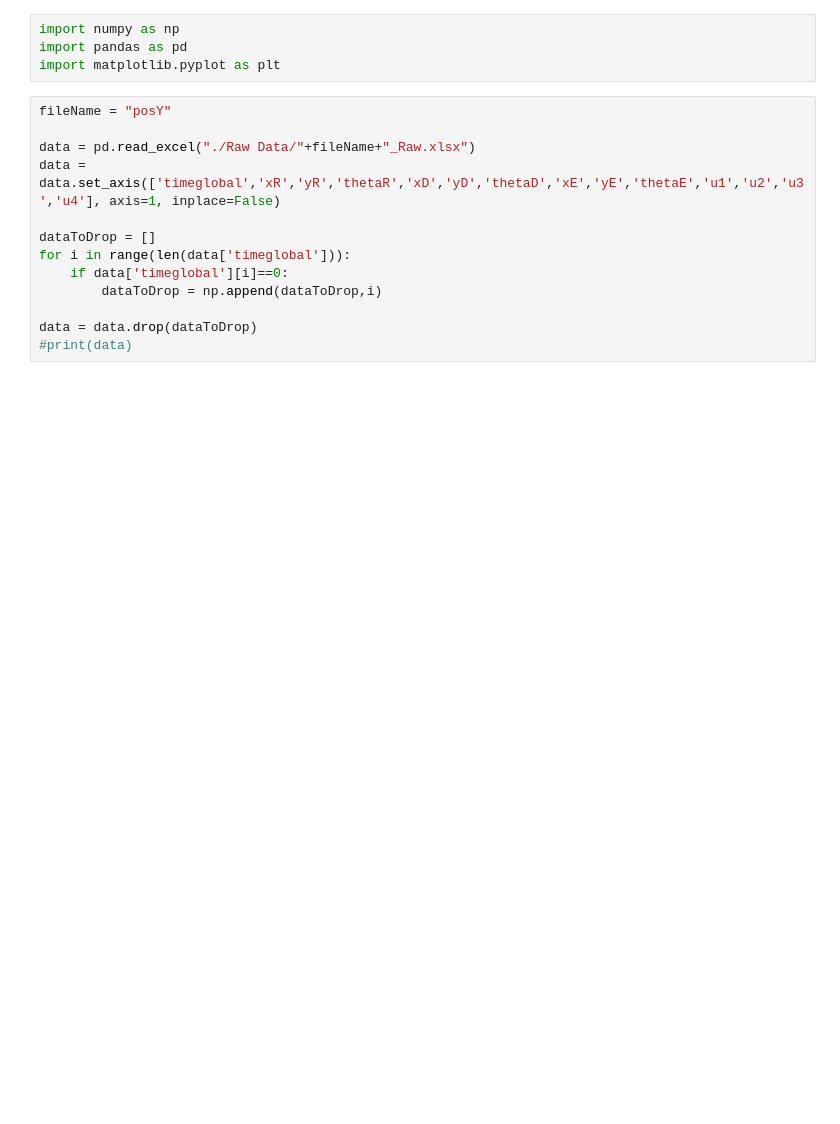
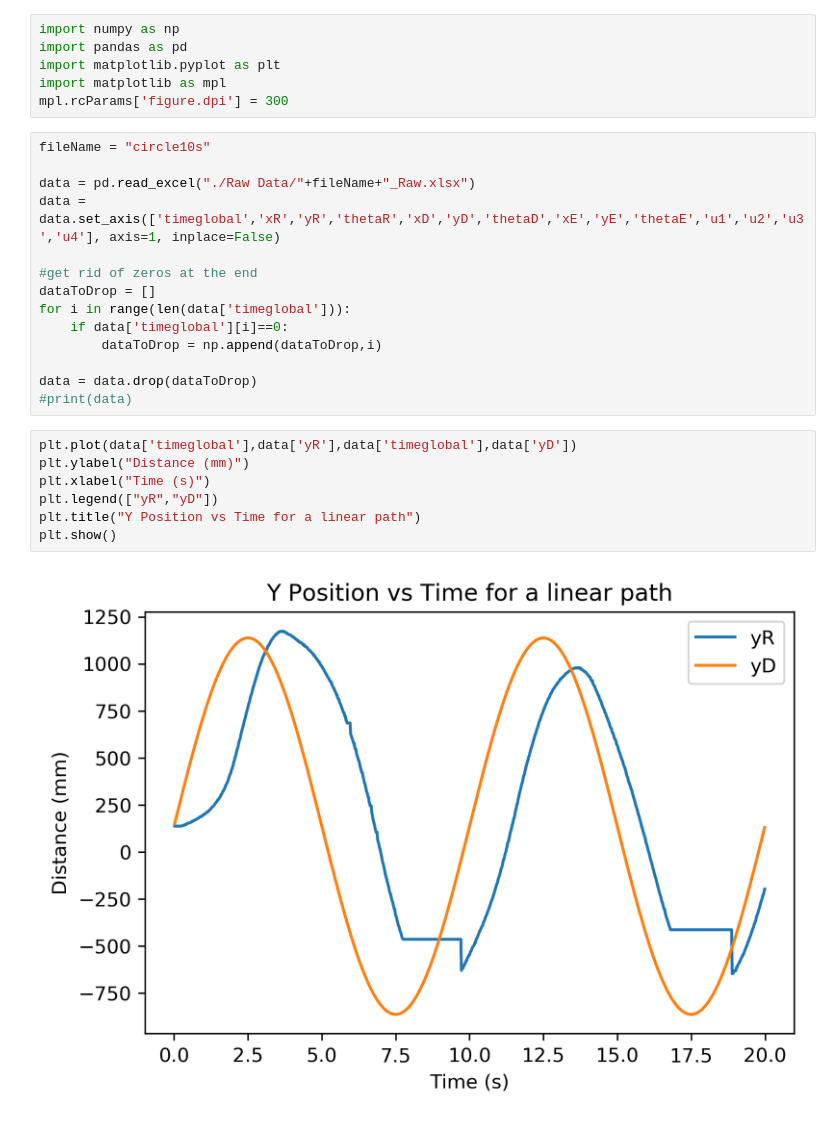
Before and after one commit to dyerbm/OmniWheel, a Jupyter notebook: Omniwheel VICON Code/DataProcessing.ipynb, the cells around one changed output. Drawn from its saved outputs; the diff is of its cells as text; blank space fills up the shorter version.

```diff
--- a/Omniwheel VICON Code/DataProcessing.ipynb
+++ b/Omniwheel VICON Code/DataProcessing.ipynb
@@ -2,12 +2,15 @@
 import numpy as np
 import pandas as pd
 import matplotlib.pyplot as plt
+import matplotlib as mpl
+mpl.rcParams['figure.dpi'] = 300
 # %%
-fileName = "posY"
+fileName = "circle10s"
 
 data = pd.read_excel("./Raw Data/"+fileName+"_Raw.xlsx")
 data = data.set_axis(['timeglobal','xR','yR','thetaR','xD','yD','thetaD','xE','yE','thetaE','u1','u2','u3','u4'], axis=1, inplace=False)
 
+#get rid of zeros at the end
 dataToDrop = []
 for i in range(len(data['timeglobal'])):
     if data['timeglobal'][i]==0:
@@ -15,3 +18,12 @@ for i in range(len(data['timeglobal'])):
 
 data = data.drop(dataToDrop)
 #print(data)
+# %%
+plt.plot(data['timeglobal'],data['yR'],data['timeglobal'],data['yD'])
+plt.ylabel("Distance (mm)")
+plt.xlabel("Time (s)")
+plt.legend(["yR","yD"])
+plt.title("Y Position vs Time for a linear path")
+plt.show()
+# %% [output]
+[figure, added]
```
Also changed, not shown: parts of 5 cells of this notebook.
